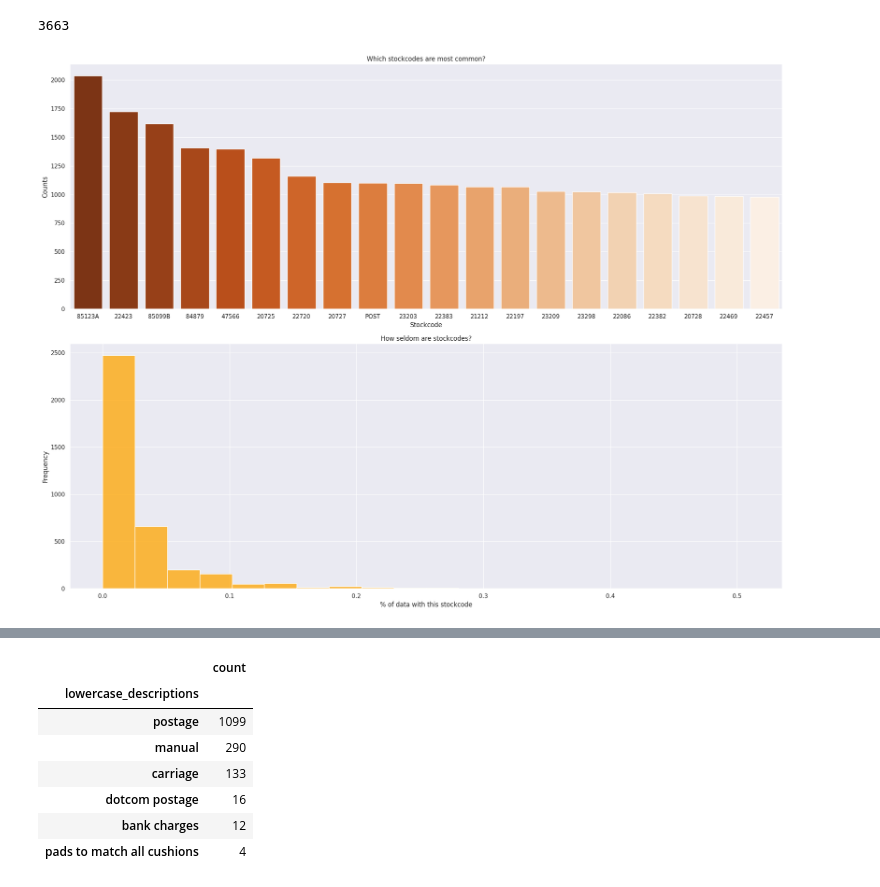
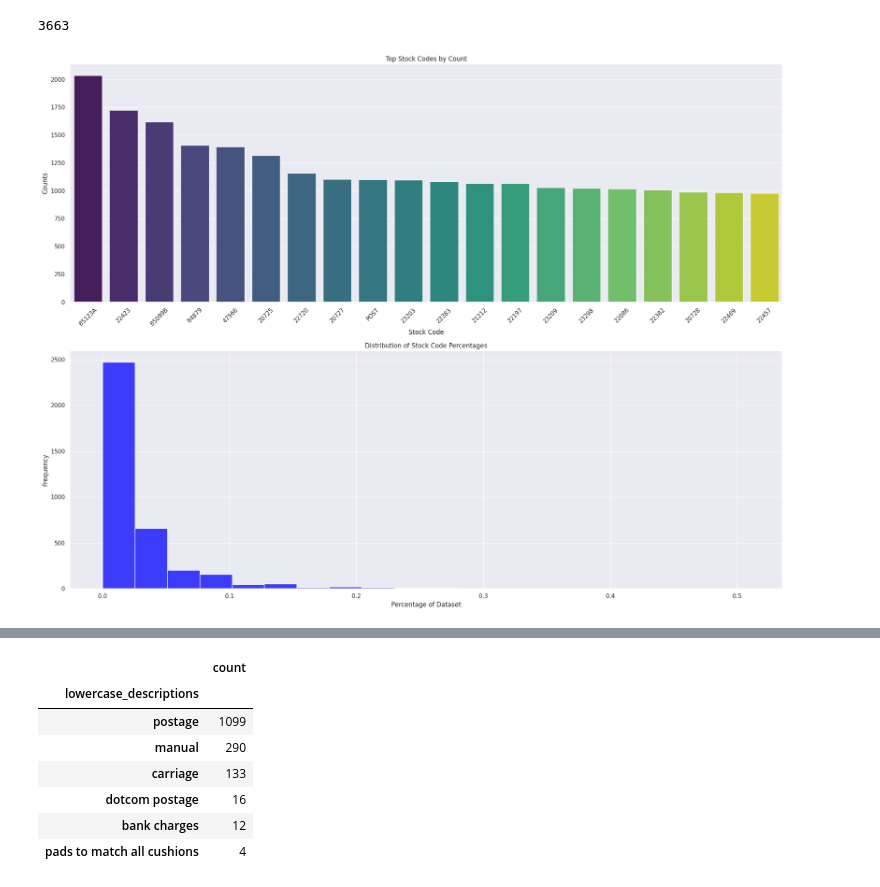
Before and after one commit to MALIKABDULLAHAWAN/Advanced-Machine-Learning-for-E-commerce-Sales-Forecasting, a Jupyter notebook: Main.ipynb, the cells around one changed output, grey strips where cells are left out. Drawn from its saved outputs; the diff is of its cells as text; code cells hidden in the pictures.

```diff
--- a/Main.ipynb
+++ b/Main.ipynb
@@ -22,27 +22,13 @@ Successfully installed GPy-1.13.2 GPyOpt-1.2.6 catboost-1.2.7 paramz-0.9.6 scipy
 import numpy as np
 import pandas as pd
 import matplotlib.pyplot as plt
-%matplotlib inline
-
 import seaborn as sns
-sns.set()
-
 from catboost import CatBoostRegressor, Pool, cv
 from catboost import MetricVisualizer
-
 from sklearn.model_selection import TimeSeriesSplit
 from sklearn.preprocessing import StandardScaler
+from scipy.stats import boxcox
 from sklearn.cluster import KMeans
-
-from scipy.stats import boxcox
-from os import listdir
-
-import warnings
-warnings.filterwarnings("ignore", category=DeprecationWarning)
-warnings.filterwarnings("ignore", category=UserWarning)
-warnings.filterwarnings("ignore", category=RuntimeWarning)
-warnings.filterwarnings("ignore", category=FutureWarning)
-
 import shap
 shap.initjs()
 # %% [output]
@@ -199,28 +183,34 @@ data.StockCode.nunique()
 # %% [output]
 3663
 # %%
+if 'StockCode' not in data.columns or data.empty:
+    raise ValueError("The dataset is either empty or does not contain the 'StockCode' column.")
 
 stockcode_counts = data['StockCode'].value_counts().sort_values(ascending=False)
 
 fig, ax = plt.subplots(2, 1, figsize=(20, 15))
 
-sns.barplot(x=stockcode_counts.iloc[0:20].index,
-            y=stockcode_counts.iloc[0:20].values,
-            ax=ax[0], palette="Oranges_r")
+top_n = min(20, len(stockcode_counts))
+
+sns.barplot(x=stockcode_counts.iloc[0:top_n].index,
+            y=stockcode_counts.iloc[0:top_n].values,
+            ax=ax[0], palette="viridis")
 ax[0].set_ylabel("Counts")
-ax[0].set_xlabel("Stockcode")
-ax[0].set_title("Which stockcodes are most common?")
+ax[0].set_xlabel("Stock Code")
+ax[0].set_title("Top Stock Codes by Count")
+ax[0].tick_params(axis='x', rotation=45)
 
 stockcode_percent = np.round(stockcode_counts / data.shape[0] * 100, 2)
-sns.histplot(stockcode_percent, kde=False, bins=20, ax=ax[1], color="Orange")
-ax[1].set_title("How seldom are stockcodes?")
-ax[1].set_xlabel("% of data with this stockcode")
+
+sns.histplot(stockcode_percent, kde=False, bins=20, ax=ax[1], color="blue")
+ax[1].set_title("Distribution of Stock Code Percentages")
+ax[1].set_xlabel("Percentage of Dataset")
 ax[1].set_ylabel("Frequency")
 
 plt.tight_layout()
 plt.show()
 # %% [output]
-[figure, old version]
+[figure, new version]
 # %%
 def count_numeric_chars(l):
     return sum(1 for c in l if c.isdigit())
```
Also changed, not shown: parts of 43 cells of this notebook.
